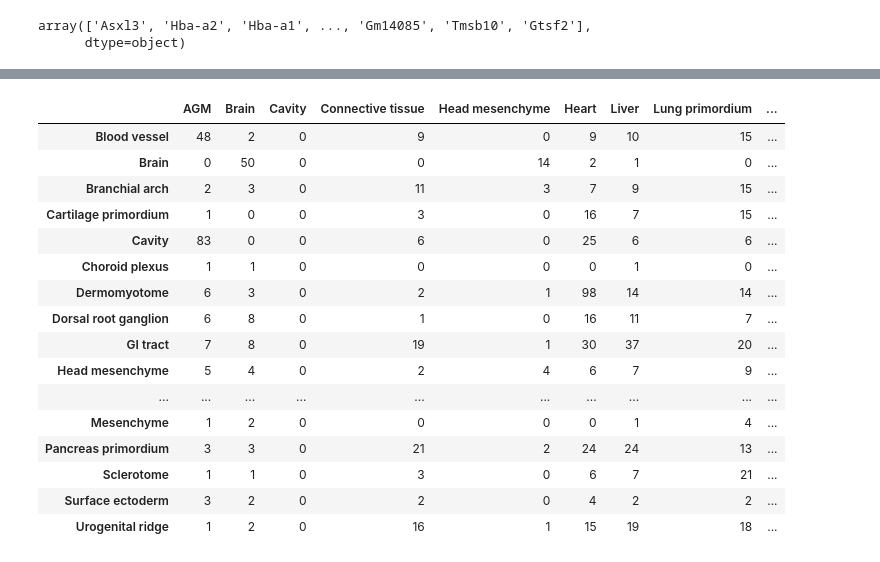
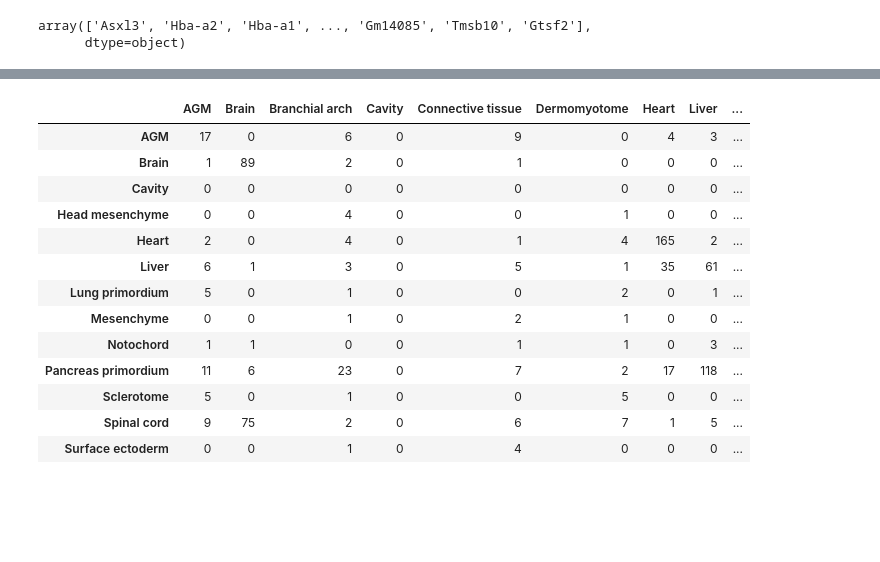
Before and after one commit to vladimirkovacevic/clustering-framework, a Jupyter notebook: analysis/mga.ipynb, the cells around one changed output, grey strips where cells are left out. Cells and saved outputs as stored; diff of their text form; code cells hidden in the pictures; blank space fills up the shorter version.

```diff
--- a/analysis/mga.ipynb
+++ b/analysis/mga.ipynb
@@ -1,7 +1,7 @@
 # %%
 import scanpy as sc
 # %%
-# adata9 = sc.read('/goofys/MOSTA/E9.5/E9.5_E2S2.MOSTA.h5ad')
-adata10 = sc.read('/goofys/MOSTA/E10.5/E10.5_E1S2.MOSTA.h5ad')
-adata11 = sc.read('/goofys/MOSTA/E11.5/E11.5_E1S2.MOSTA.h5ad')
+adata9 = sc.read('/goofys/stereoseq_dataset/Mouse_embryo_E9.5_E1S1_Cnt.MOSTA.h5ad')
+adata10 = sc.read('/goofys/MOSTA/E9.5/E9.5_E2S2.MOSTA.h5ad')
+# adata11 = sc.read('/goofys/MOSTA/E11.5/E11.5_E1S2.MOSTA.h5ad')
 # %% [output]
@@ -128,7 +71,7 @@ array(['Asxl3', 'Hba-a2', 'Hba-a1', ..., 'Gm14085', 'Tmsb10', 'Gtsf2'],
 # df_pts_rest = adata10.uns['rank_genes_groups']['pts_rest'].loc[a, 'AGM']
 # df_res = df_pts.divide(df_pts_rest)
 # %%
-def filter_marker_genes_fold_change_in_out(adata, fold_change=2):
+def filter_marker_genes_fold_change_in_out(adata, fold_change=3):
     clusters_to_mg = {name: sc.get.rank_genes_groups_df(adata, name, pval_cutoff=0.05).loc[:,'names'] \
              for name in adata.uns['rank_genes_groups']['names'].dtype.names}
 
@@ -150,3 +90,6 @@ adata11_dict = filter_marker_genes_fold_change_in_out(adata11)
+# %%
+adata9_dict = filter_marker_genes_fold_change_in_out(adata9)
+adata10_dict = filter_marker_genes_fold_change_in_out(adata10)
 # %%
 for k, v in adata11_dict.items():
     print(k, len(v))
@@ -172,22 +115,19 @@ Urogenital ridge 413
 # %%
 import pandas as pd
-df = pd.DataFrame(create_data_dict(adata10_dict, adata11_dict))
+df = pd.DataFrame(create_data_dict(adata9_dict, adata10_dict))
 df
 # %% [output]
-|  | AGM | Brain | Cavity | Connective tissue | Head mesenchyme | Heart | Liver | Lung primordium | ... |
-| Blood vessel | 48 | 2 | 0 | 9 | 0 | 9 | 10 | 15 | ... |
-| Brain | 0 | 50 | 0 | 0 | 14 | 2 | 1 | 0 | ... |
-| Branchial arch | 2 | 3 | 0 | 11 | 3 | 7 | 9 | 15 | ... |
-| Cartilage primordium | 1 | 0 | 0 | 3 | 0 | 16 | 7 | 15 | ... |
-| Cavity | 83 | 0 | 0 | 6 | 0 | 25 | 6 | 6 | ... |
-| Choroid plexus | 1 | 1 | 0 | 0 | 0 | 0 | 1 | 0 | ... |
-| Dermomyotome | 6 | 3 | 0 | 2 | 1 | 98 | 14 | 14 | ... |
-| Dorsal root ganglion | 6 | 8 | 0 | 1 | 0 | 16 | 11 | 7 | ... |
-| GI tract | 7 | 8 | 0 | 19 | 1 | 30 | 37 | 20 | ... |
-| Head mesenchyme | 5 | 4 | 0 | 2 | 4 | 6 | 7 | 9 | ... |
-| ... | ... | ... | ... | ... | ... | ... | ... | ... | ... |
-| Mesenchyme | 1 | 2 | 0 | 0 | 0 | 0 | 1 | 4 | ... |
-| Pancreas primordium | 3 | 3 | 0 | 21 | 2 | 24 | 24 | 13 | ... |
-| Sclerotome | 1 | 1 | 0 | 3 | 0 | 6 | 7 | 21 | ... |
-| Surface ectoderm | 3 | 2 | 0 | 2 | 0 | 4 | 2 | 2 | ... |
-| Urogenital ridge | 1 | 2 | 0 | 16 | 1 | 15 | 19 | 18 | ... |
+|  | AGM | Brain | Branchial arch | Cavity | Connective tissue | Dermomyotome | Heart | Liver | ... |
+| AGM | 17 | 0 | 6 | 0 | 9 | 0 | 4 | 3 | ... |
+| Brain | 1 | 89 | 2 | 0 | 1 | 0 | 0 | 0 | ... |
+| Cavity | 0 | 0 | 0 | 0 | 0 | 0 | 0 | 0 | ... |
+| Head mesenchyme | 0 | 0 | 4 | 0 | 0 | 1 | 0 | 0 | ... |
+| Heart | 2 | 0 | 4 | 0 | 1 | 4 | 165 | 2 | ... |
+| Liver | 6 | 1 | 3 | 0 | 5 | 1 | 35 | 61 | ... |
+| Lung primordium | 5 | 0 | 1 | 0 | 0 | 2 | 0 | 1 | ... |
+| Mesenchyme | 0 | 0 | 1 | 0 | 2 | 1 | 0 | 0 | ... |
+| Notochord | 1 | 1 | 0 | 0 | 1 | 1 | 0 | 3 | ... |
+| Pancreas primordium | 11 | 6 | 23 | 0 | 7 | 2 | 17 | 118 | ... |
+| Sclerotome | 5 | 0 | 1 | 0 | 0 | 5 | 0 | 0 | ... |
+| Spinal cord | 9 | 75 | 2 | 0 | 6 | 7 | 1 | 5 | ... |
+| Surface ectoderm | 0 | 0 | 1 | 0 | 4 | 0 | 0 | 0 | ... |
```
Also changed, not shown: parts of 14 cells of this notebook.
